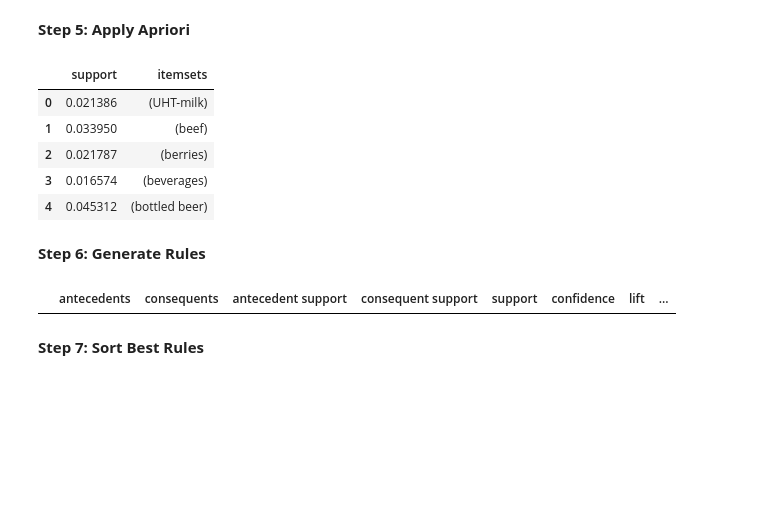
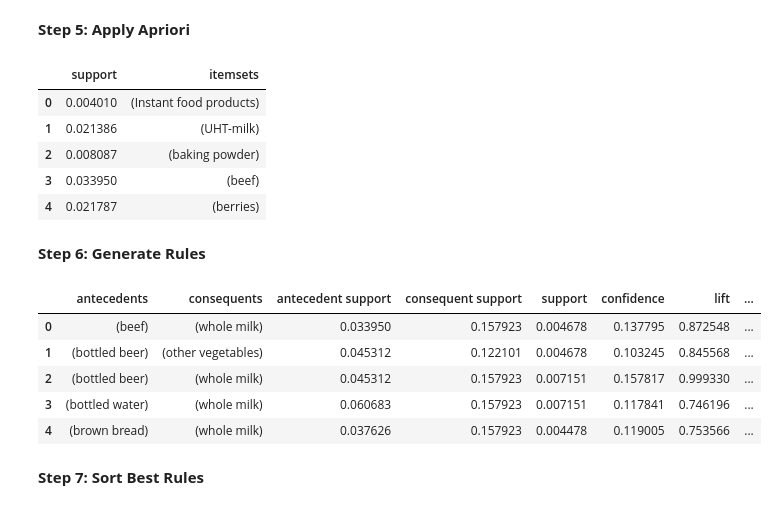
Before and after one commit to Sanika-tech123/Advanced-Machine-Learning-Practicals, a Jupyter notebook: Apriori_Algorithm.ipynb, the cells around one changed output. Saved outputs shown, nothing was run; the diff lists cells and outputs as text; code cells hidden in the pictures; blank space fills up the shorter version.

Commit message:
Implement Apriori Algorithm

```diff
--- a/Apriori_Algorithm.ipynb
+++ b/Apriori_Algorithm.ipynb
@@ -81,24 +87,29 @@ df_encoded.head()
 # %% [markdown]
 **Step 5: Apply Apriori**
 # %%
-frequent_itemsets = apriori(df_encoded, min_support=0.01, use_colnames=True)
+frequent_itemsets = apriori(df_encoded, min_support=0.003, use_colnames=True)
 
 frequent_itemsets.head()
 # %% [output]
 |  | support | itemsets |
-| 0 | 0.021386 | (UHT-milk) |
-| 1 | 0.033950 | (beef) |
-| 2 | 0.021787 | (berries) |
-| 3 | 0.016574 | (beverages) |
-| 4 | 0.045312 | (bottled beer) |
+| 0 | 0.004010 | (Instant food products) |
+| 1 | 0.021386 | (UHT-milk) |
+| 2 | 0.008087 | (baking powder) |
+| 3 | 0.033950 | (beef) |
+| 4 | 0.021787 | (berries) |
 # %% [markdown]
 **Step 6: Generate Rules**
 # %%
-rules = association_rules(frequent_itemsets, metric="confidence", min_threshold=0.3)
+rules = association_rules(frequent_itemsets, metric="confidence", min_threshold=0.1)
 
 rules.head()
 # %% [output]
 |  | antecedents | consequents | antecedent support | consequent support | support | confidence | lift | ... |
+| 0 | (beef) | (whole milk) | 0.033950 | 0.157923 | 0.004678 | 0.137795 | 0.872548 | ... |
+| 1 | (bottled beer) | (other vegetables) | 0.045312 | 0.122101 | 0.004678 | 0.103245 | 0.845568 | ... |
+| 2 | (bottled beer) | (whole milk) | 0.045312 | 0.157923 | 0.007151 | 0.157817 | 0.999330 | ... |
+| 3 | (bottled water) | (whole milk) | 0.060683 | 0.157923 | 0.007151 | 0.117841 | 0.746196 | ... |
+| 4 | (brown bread) | (whole milk) | 0.037626 | 0.157923 | 0.004478 | 0.119005 | 0.753566 | ... |
 # %% [markdown]
 **Step 7: Sort Best Rules**
 # %%
```
Also changed, not shown: parts of 4 cells of this notebook.
